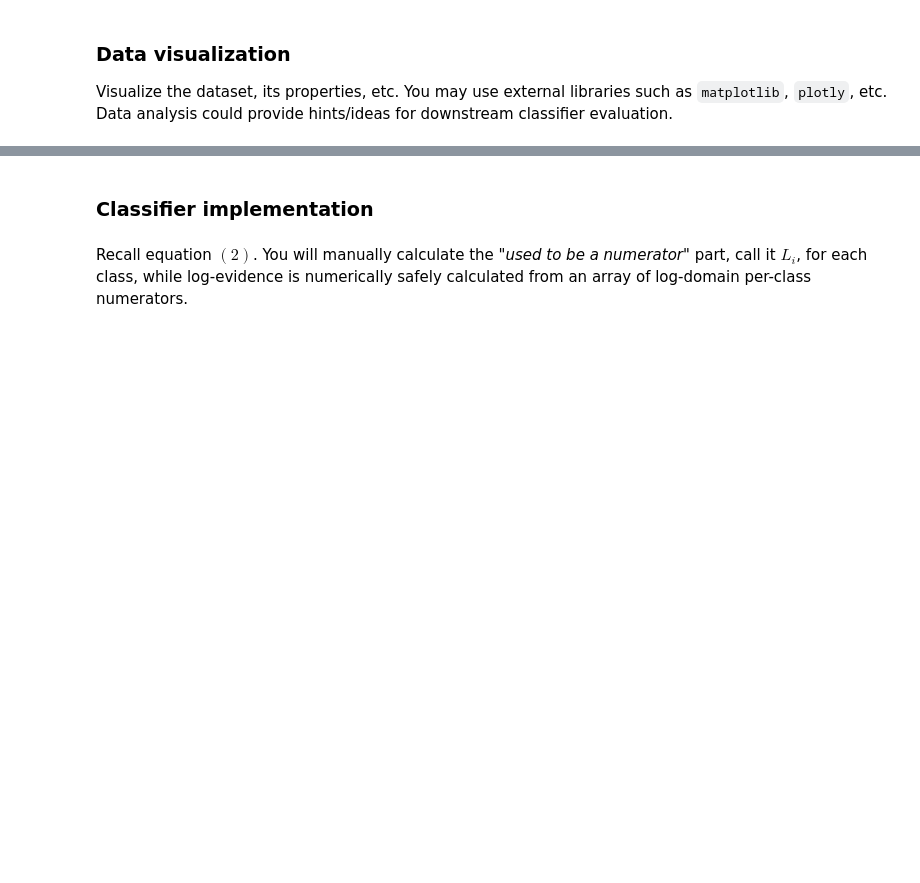
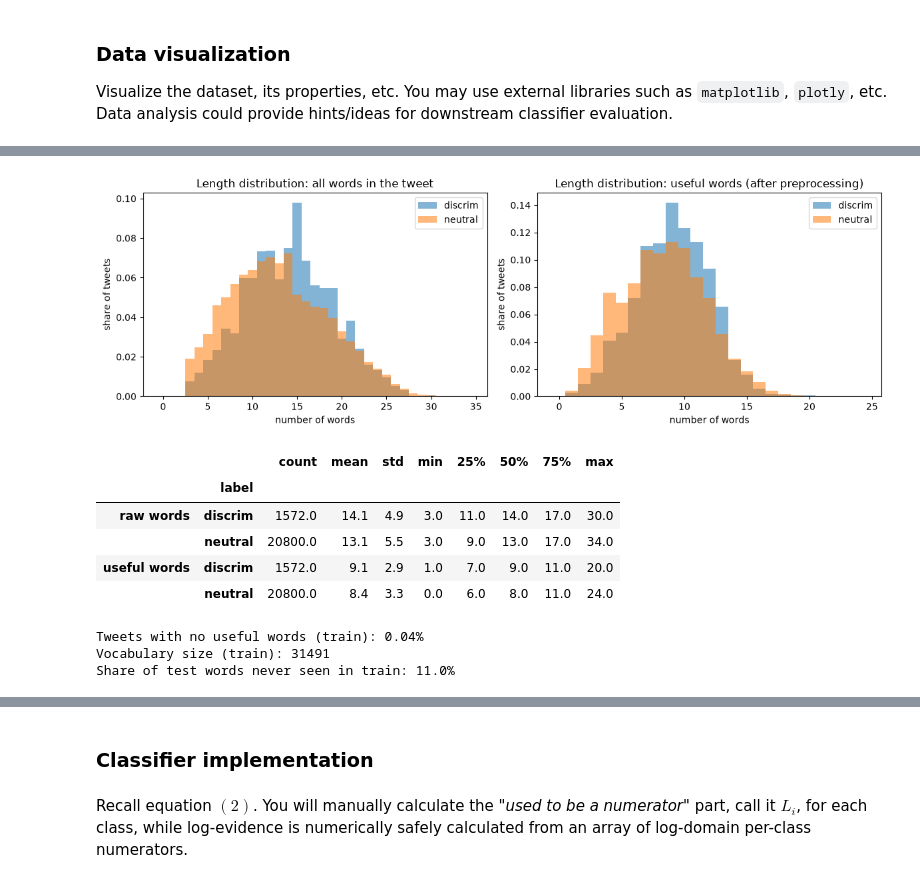
Before and after one commit to milka-side/P-S-Lab1-Naive-Bayes-classifier, a Jupyter notebook: Naive-Bayes-Classifier-PS-Lab1-team11.ipynb, the cells around one changed output, grey strips where cells are left out. Cells and saved outputs as stored; diff of their text form; code cells hidden in the pictures; blank space fills up the shorter version.

```diff
--- a/Naive-Bayes-Classifier-PS-Lab1-team11.ipynb
+++ b/Naive-Bayes-Classifier-PS-Lab1-team11.ipynb
@@ -192,0 +270,39 @@ Visualize the dataset, its properties, etc. You may use external libraries such
+# %%
+# 4. Text lengths: all words in the raw tweet vs. useful words after preprocessing
+raw_length = train_df["tweet"].str.split().str.len()
+useful_length = train_df["useful-words"].str.len()
+
+fig, axes = plt.subplots(1, 2, figsize=(12, 4))
+for ax, lengths, title in ((axes[0], raw_length, "all words in the tweet"),
+                           (axes[1], useful_length, "useful words (after preprocessing)")):
+    bins = np.arange(0, lengths.max() + 2) - 0.5
+    for label_id in range(num_classes):
+        ax.hist(lengths[train_df["label-id"] == label_id], bins=bins, density=True, alpha=0.55,
+                color=class_colors[label_id], label=id_to_label[label_id])
+    ax.set_xlabel("number of words")
+    ax.set_ylabel("share of tweets")
+    ax.set_title(f"Length distribution: {title}")
+    ax.legend()
+plt.tight_layout()
+plt.show()
+
+summary = pd.concat({"raw words": raw_length.groupby(train_df["label"]).describe(),
+                     "useful words": useful_length.groupby(train_df["label"]).describe()})
+display(summary.round(1))
+
+train_vocabulary = {w for words in train_df["useful-words"] for w in words}
+test_words = [w for words in test_df["useful-words"] for w in words]
+print(f"Tweets with no useful words (train): {(useful_length == 0).mean():.2%}")
+print(f"Vocabulary size (train): {len(train_vocabulary)}")
+print(f"Share of test words never seen in train: {np.mean([w not in train_vocabulary for w in test_words]):.1%}")
+# %% [output]
+[figure, added]
+|  |  | count | mean | std | min | 25% | 50% | 75% | max |
+|  | label |  |  |  |  |  |  |  |  |
+| raw words | discrim | 1572.0 | 14.1 | 4.9 | 3.0 | 11.0 | 14.0 | 17.0 | 30.0 |
+|  | neutral | 20800.0 | 13.1 | 5.5 | 3.0 | 9.0 | 13.0 | 17.0 | 34.0 |
+| useful words | discrim | 1572.0 | 9.1 | 2.9 | 1.0 | 7.0 | 9.0 | 11.0 | 20.0 |
+|  | neutral | 20800.0 | 8.4 | 3.3 | 0.0 | 6.0 | 8.0 | 11.0 | 24.0 |
+Tweets with no useful words (train): 0.04%
+Vocabulary size (train): 31491
+Share of test words never seen in train: 11.0%
```
Also changed, not shown: parts of 25 cells of this notebook, 2 other files.
